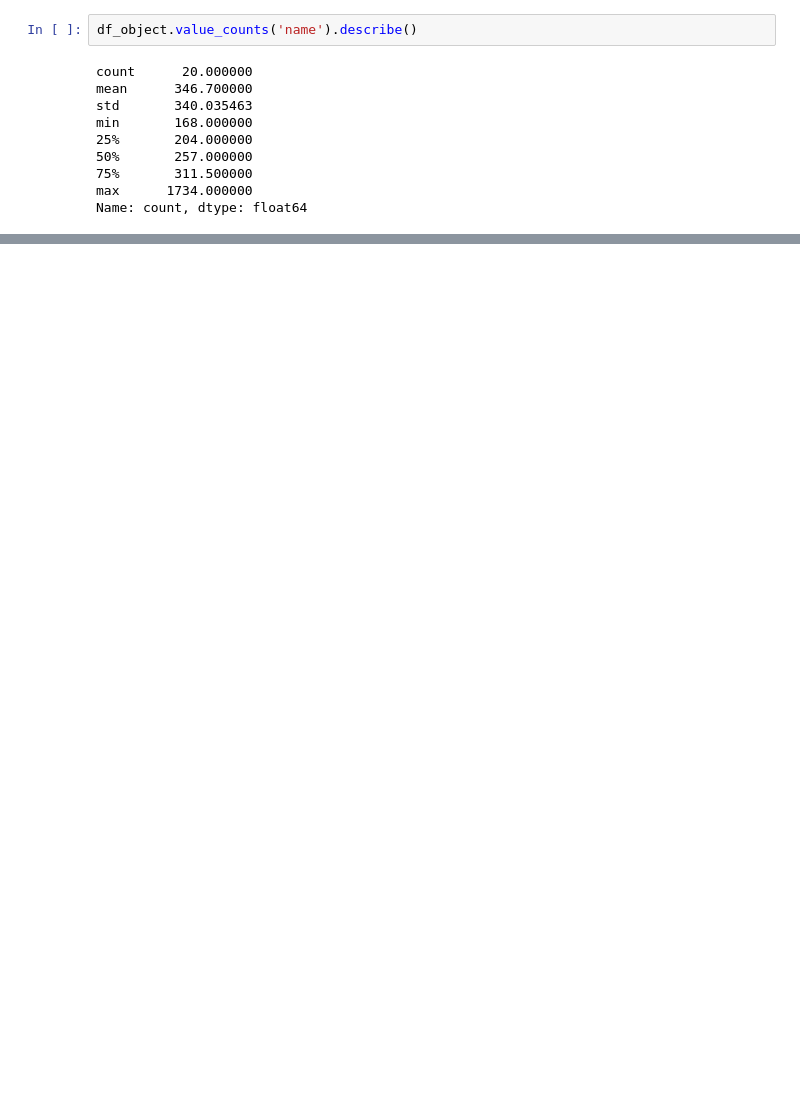
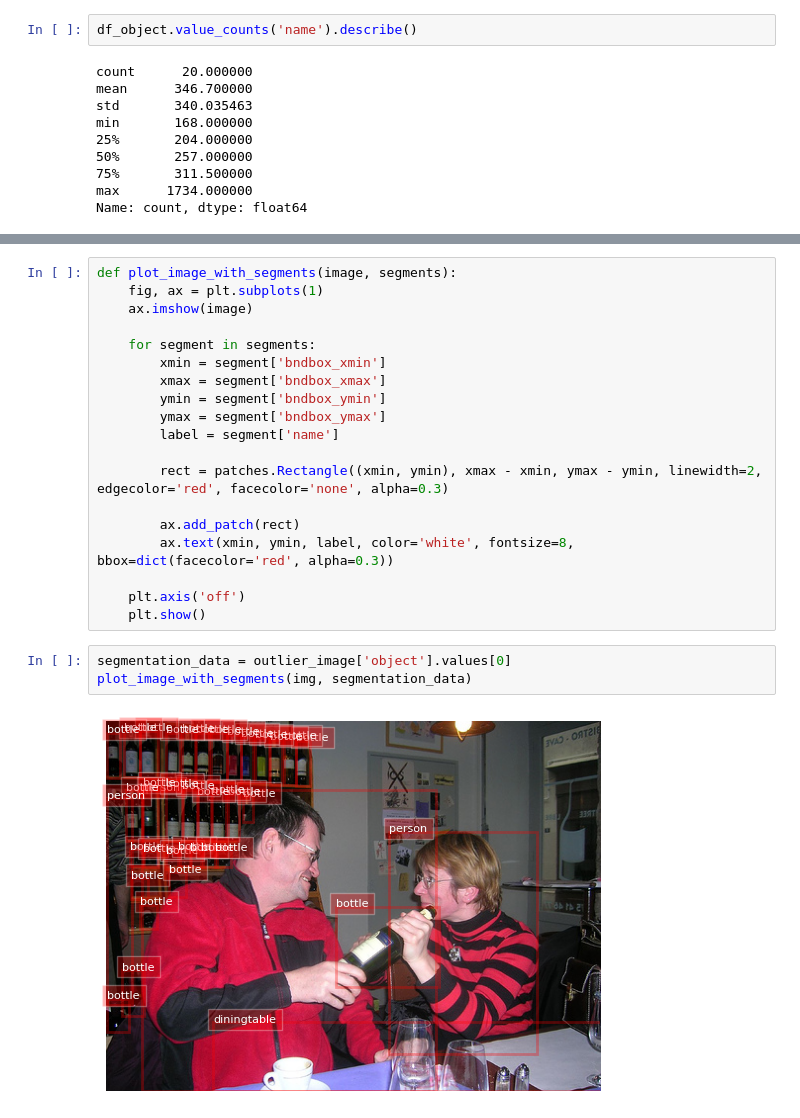
Before and after one commit to boapps/deeplearning-homework, a Jupyter notebook: data_analysis.ipynb, the cells around one changed output, grey strips where cells are left out. Saved outputs shown, nothing was run; the diff lists cells and outputs as text; blank space fills up the shorter version.

```diff
--- a/data_analysis.ipynb
+++ b/data_analysis.ipynb
@@ -164,0 +233,24 @@ Name: count, dtype: float64
+# %%
+def plot_image_with_segments(image, segments):
+    fig, ax = plt.subplots(1)
+    ax.imshow(image)
+
+    for segment in segments:
+        xmin = segment['bndbox_xmin']
+        xmax = segment['bndbox_xmax']
+        ymin = segment['bndbox_ymin']
+        ymax = segment['bndbox_ymax']
+        label = segment['name']
+
+        rect = patches.Rectangle((xmin, ymin), xmax - xmin, ymax - ymin, linewidth=2, edgecolor='red', facecolor='none', alpha=0.3)
+
+        ax.add_patch(rect)
+        ax.text(xmin, ymin, label, color='white', fontsize=8, bbox=dict(facecolor='red', alpha=0.3))
+
+    plt.axis('off')
+    plt.show()
+# %%
+segmentation_data = outlier_image['object'].values[0]
+plot_image_with_segments(img, segmentation_data)
+# %% [output]
+[figure, added]
```
Also changed, not shown: parts of 13 cells of this notebook.
